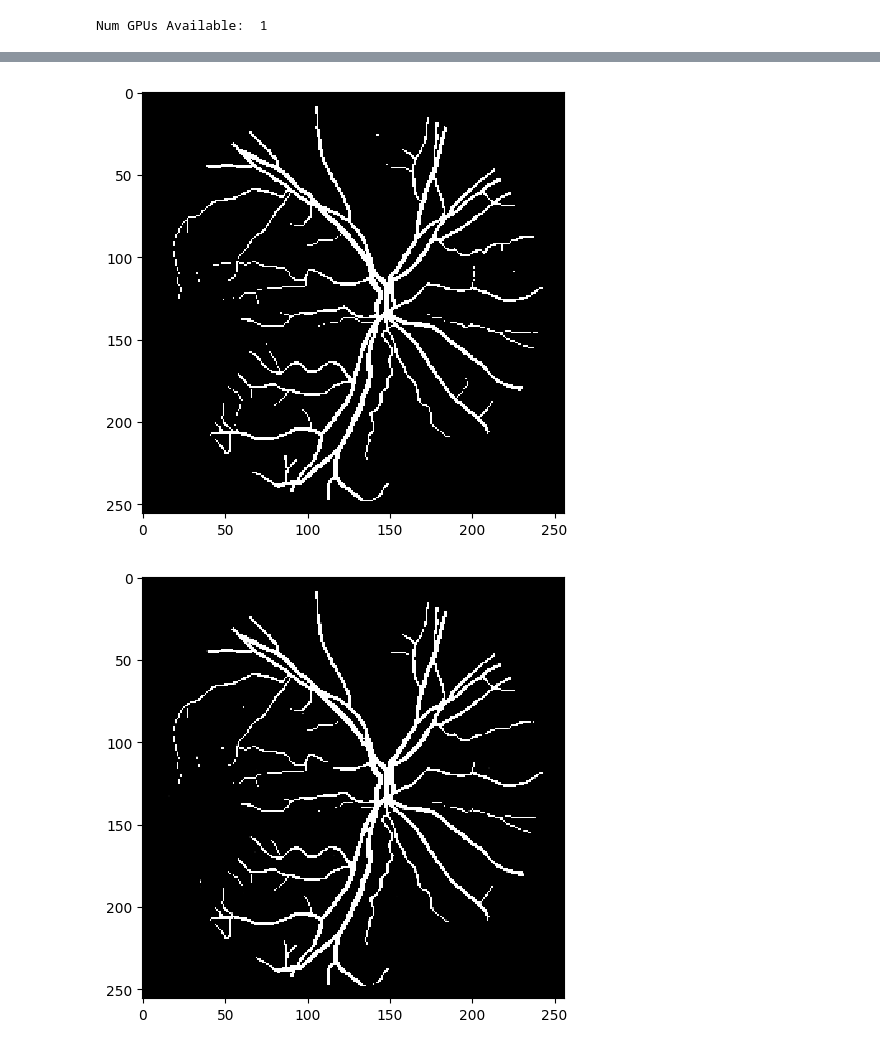
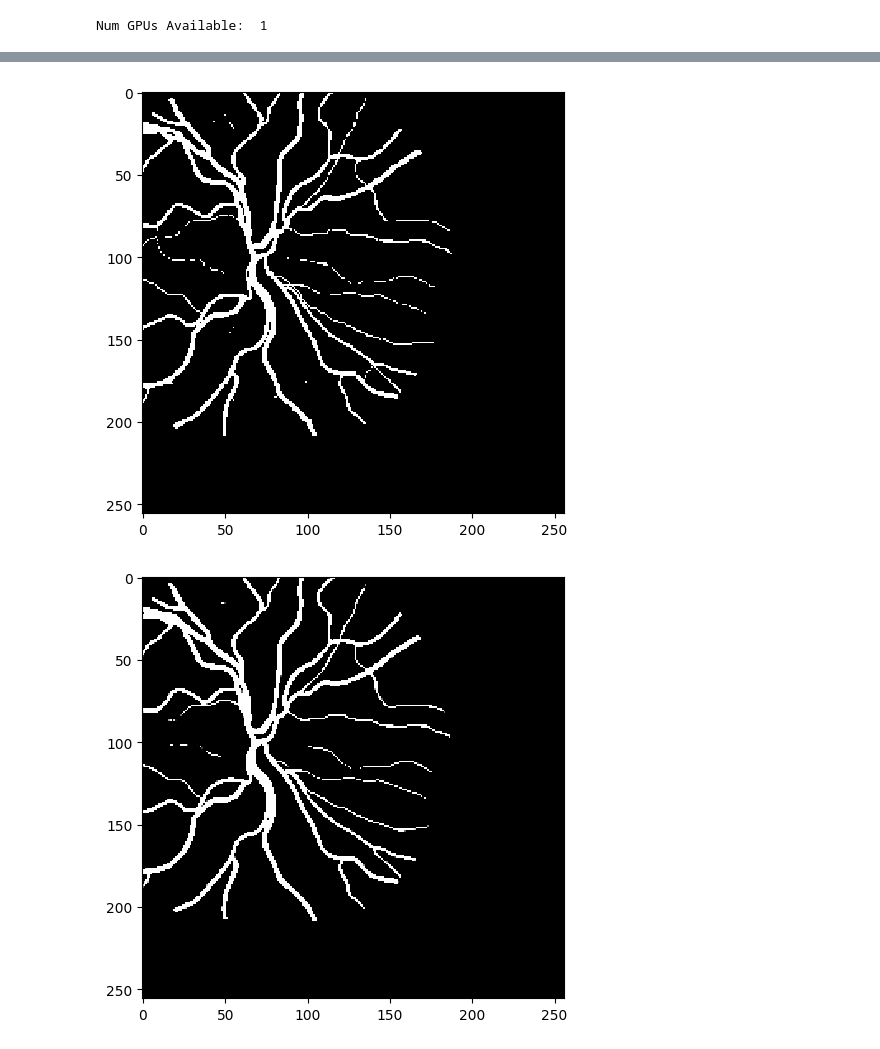
Before and after one commit to u-noob-i/Image-Segmentation, a Jupyter notebook: RetinaVesselSegmentationVGGUnet.ipynb, the cells around one changed output, grey strips where cells are left out. Drawn from its saved outputs; the diff is of its cells as text; code cells hidden in the pictures.

```diff
--- a/RetinaVesselSegmentationVGGUnet.ipynb
+++ b/RetinaVesselSegmentationVGGUnet.ipynb
@@ -192,9 +192,17 @@ print(results)
 # %%
-Y_pred = model.predict(X_train)
-imshow(Y_train[20])
+from tensorflow import keras
+
+def get_model(model_name, compile = False):
+    return keras.models.load_model(model_name, compile=False)
+
+model = get_model('vggpreprocessed.h5', False)
+X = np.zeros((1, width, height, channels))
+X[0] = X_train[0]
+Y_pred = model.predict(X)
+imshow(Y_train[0])
 plt.show()
-imshow(Y_pred[20])
+imshow(Y_pred[0])
 plt.show()
 # %% [output]
-[figure, old version]
+[figure, new version]
-[figure, old version]
+[figure, new version]
```
Also changed, not shown: parts of 7 cells of this notebook.
